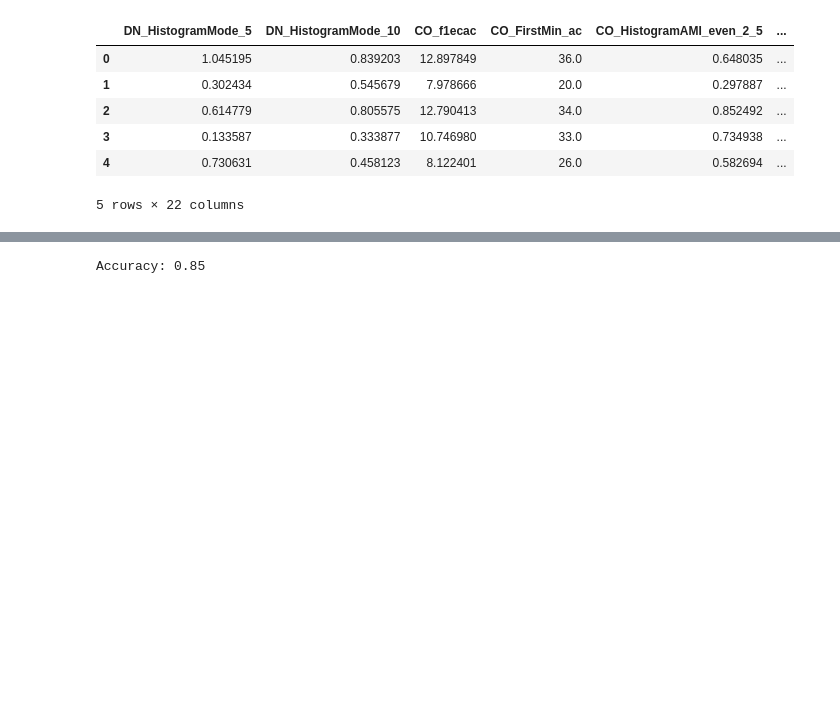
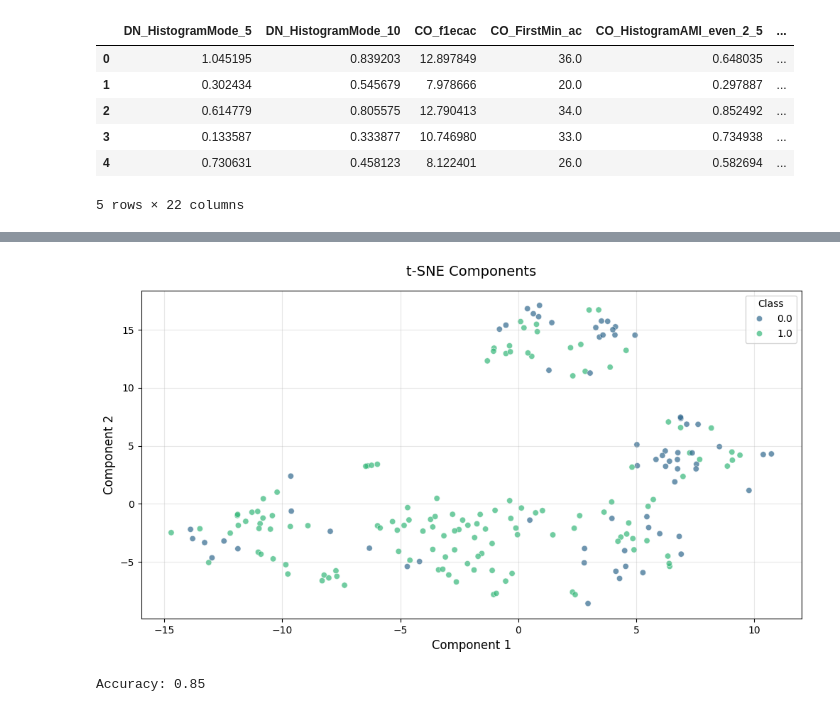
Before and after one commit to Nia3324/Morphing, a Jupyter notebook: main.ipynb, the cells around one changed output, grey strips where cells are left out. Cells and saved outputs as stored; diff of their text form; code cells hidden in the pictures; blank space fills up the shorter version.

```diff
--- a/main.ipynb
+++ b/main.ipynb
@@ -141,3 +167,17 @@ catch22_X.head()
+# %%
+catch22_X_tsne = getTSNE(catch22_X, n_components=2)
+
+plt.figure(figsize=(12, 6))
+# plot compoments
+sns.scatterplot(x=catch22_X_tsne[:, 0], y=catch22_X_tsne[:, 1], hue=y, palette='viridis', alpha=0.7)
+plt.title('t-SNE Components', fontsize=14, pad=15)
+plt.xlabel('Component 1', fontsize=12)
+plt.ylabel('Component 2', fontsize=12)
+plt.grid(True, alpha=0.3)
+plt.legend(title='Class')
+plt.show()
+# %% [output]
+[figure, added]
 # %%
 from sklearn.ensemble import RandomForestClassifier
 
```
Also changed, not shown: parts of 19 cells of this notebook, 3 other files.
